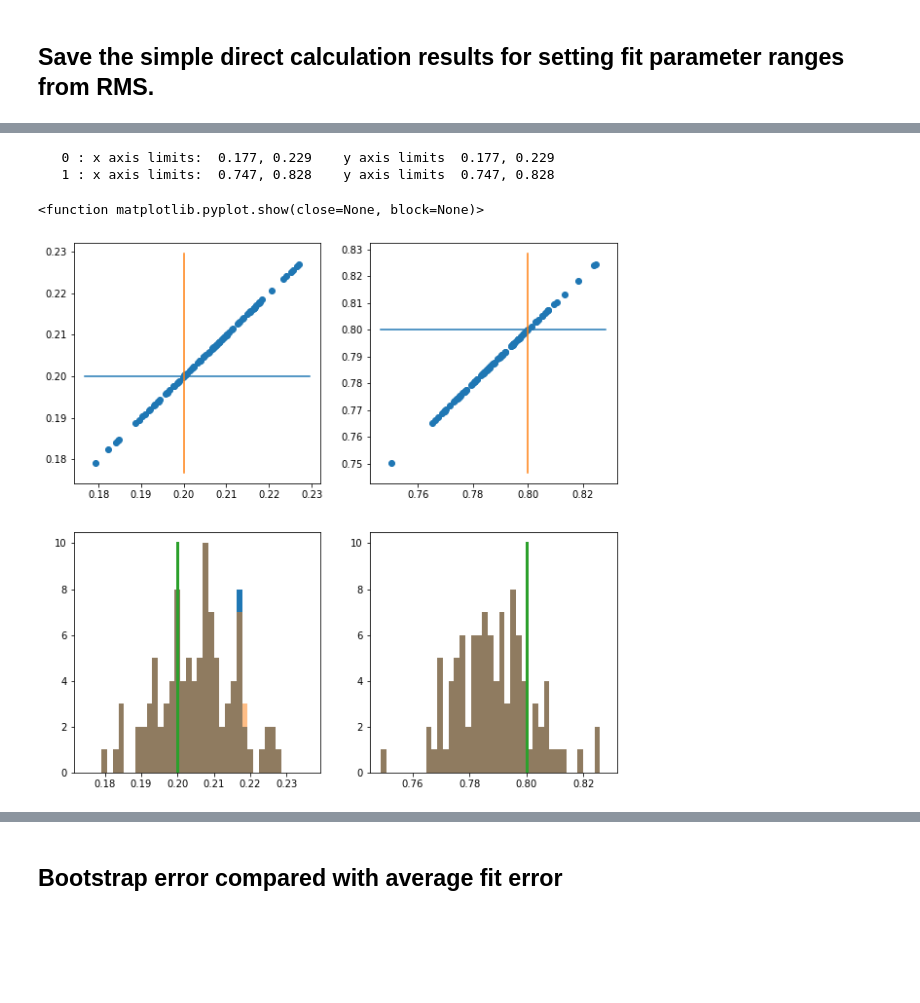
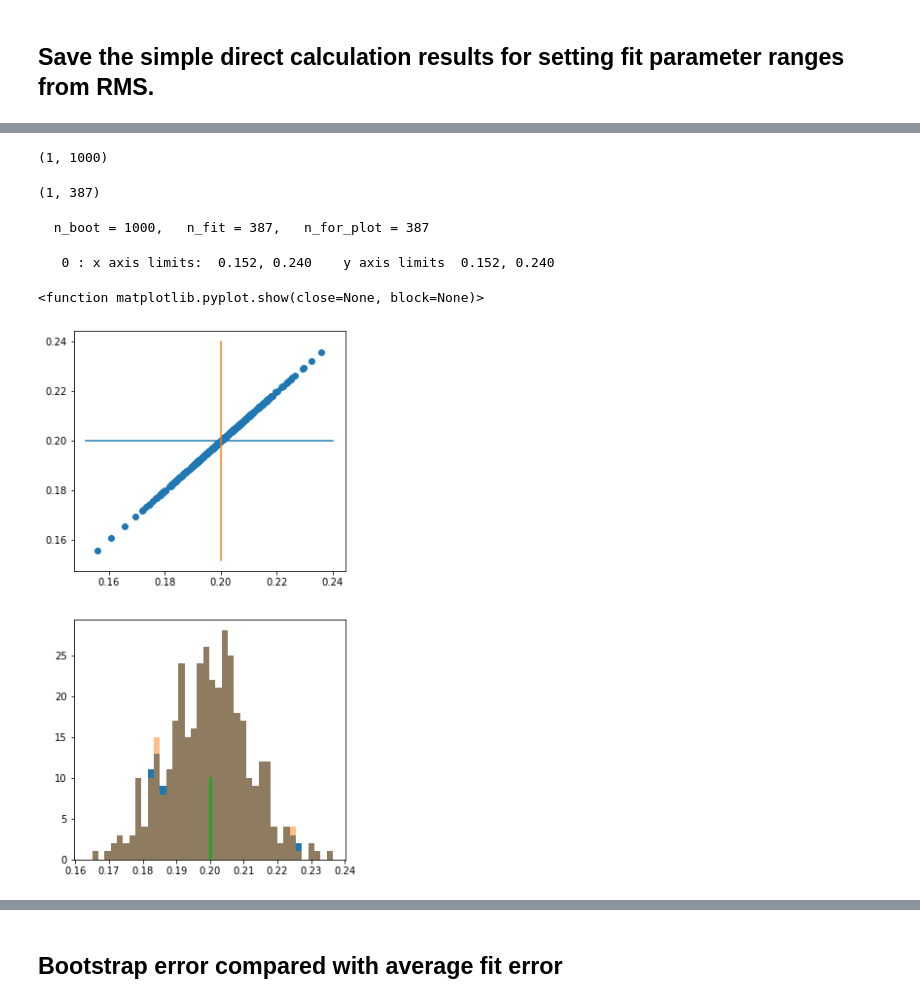
Before and after one commit to owen234/omnifold-testing1, a Jupyter notebook: inspect-bootstraps.ipynb, the cells around one changed output, grey strips where cells are left out. Saved outputs shown, nothing was run; the diff lists cells and outputs as text; code cells hidden in the pictures; blank space fills up the shorter version.

```diff
--- a/inspect-bootstraps.ipynb
+++ b/inspect-bootstraps.ipynb
@@ -442,11 +565,3 @@ with open( '%s/simple-calc-results.npy' % input_dir, 'wb' ) as f :
     np.save( f, rms_mean )
     np.save( f, ave_cov )
     np.save( f, rms_cov )
-# %%
-if have_fits :
-
-    for si in range( n_samples ) :
-
-        for fi in range( 1,2 ) :
-            print("  sample %3d :  mean%d   calc  %8.4f  fit %8.4f" %
-                  (si, fi, all_mean[fi,si], fit_results_mean_val[fi,si]))
@@ -471,30 +568,64 @@ if have_fits :
+# %%
+all_mean.shape
+# %% [output]
+(1, 1000)
+# %%
+fit_results_mean_val.shape
+# %% [output]
+(1, 387)
+# %%
+n_for_plot = 0
+
+n_boot = len(all_mean[0])
+n_fit  = len(fit_results_mean_val[0])
+
+if n_boot > n_fit :
+    n_for_plot = n_fit
+else :
+    n_for_plot = n_boot
+
+print('  n_boot = %d,   n_fit = %d,   n_for_plot = %d' % (n_boot, n_fit, n_for_plot))
+# %% [output]
+  n_boot = 1000,   n_fit = 387,   n_for_plot = 387
 # %%
 fig,ax = plt.subplots( 2, ndim, figsize=(5*ndim,5*2))
 
 hbins=40
 hmax = 10
 
 for fi in range(ndim) :
-    ax[0][fi].scatter( all_mean[fi,:], fit_results_mean_val[fi,:])
-    xlow, xhigh = ax[0][fi].get_xlim()
-    ylow, yhigh = ax[0][fi].get_ylim()
+
+
+    if ndim > 1 :
+        thisax = ax[0][fi]
+    else :
+        thisax = ax[0]
+
+    thisax.scatter( all_mean[fi,:n_for_plot], fit_results_mean_val[fi,:n_for_plot])
+    xlow, xhigh = thisax.get_xlim()
+    ylow, yhigh = thisax.get_ylim()
     print("  %2d : x axis limits:  %.3f, %.3f    y axis limits  %.3f, %.3f" %
               (fi, xlow, xhigh, ylow, yhigh))
-    ax[0][fi].plot( (xlow, xhigh), (true_mu[fi], true_mu[fi]))
-    ax[0][fi].plot( (true_mu[fi], true_mu[fi]), (ylow, yhigh))
+    thisax.plot( (xlow, xhigh), (true_mu[fi], true_mu[fi]))
+    thisax.plot( (true_mu[fi], true_mu[fi]), (ylow, yhigh))
 
 
-    ax[1][fi].hist( fit_results_mean_val[fi,:], bins=hbins,
+    if ndim > 1 :
+        thisax = ax[1][fi]
+    else :
+        thisax = ax[1]
+
+
+    thisax.hist( fit_results_mean_val[fi,:n_for_plot], bins=hbins,
                    range=[ave_mean[fi]-3*rms_mean[fi], ave_mean[fi]+3*rms_mean[fi]])
-    ax[1][fi].hist( all_mean[fi,:], bins=hbins, alpha=0.5,
+    thisax.hist( all_mean[fi,:n_for_plot], bins=hbins, alpha=0.5,
                    range=[ave_mean[fi]-3*rms_mean[fi], ave_mean[fi]+3*rms_mean[fi]])
-    ax[1][fi].plot( (true_mu[fi],true_mu[fi]),(0,hmax), linewidth=3)
+    thisax.plot( (true_mu[fi],true_mu[fi]),(0,hmax), linewidth=3)
 
 
 plt.show
 # %% [output]
-   0 : x axis limits:  0.177, 0.229    y axis limits  0.177, 0.229
-   1 : x axis limits:  0.747, 0.828    y axis limits  0.747, 0.828
+   0 : x axis limits:  0.152, 0.240    y axis limits  0.152, 0.240
 <function matplotlib.pyplot.show(close=None, block=None)>
-[figure, old version]
+[figure, new version]
 # %%
```
Also changed, not shown: parts of 28 cells of this notebook, 28 other files.
